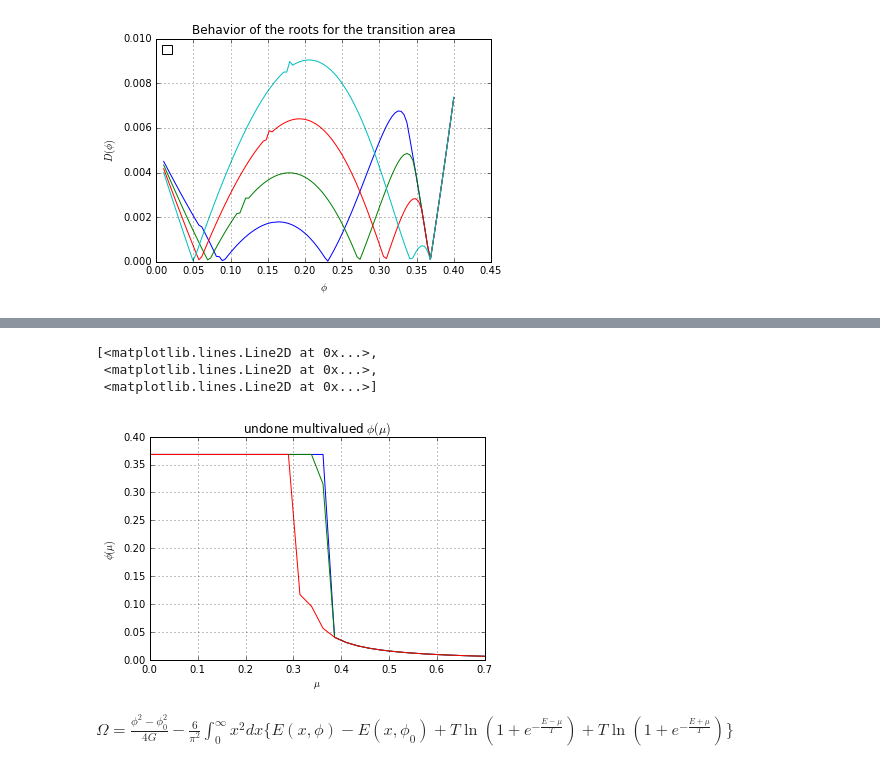
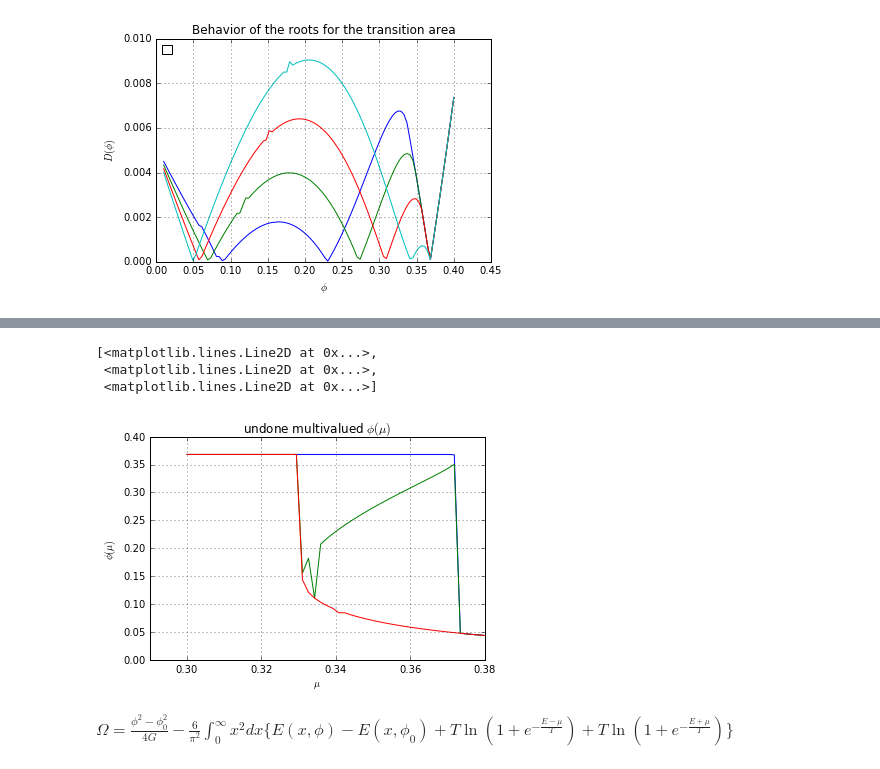
Before and after one commit to theor-mephi/quark-matter-bugrus, a Jupyter notebook: First_puzzle.ipynb, the cells around one changed output, grey strips where cells are left out. Cells and saved outputs as stored; diff of their text form; code cells hidden in the pictures.

```diff
--- a/First_puzzle.ipynb
+++ b/First_puzzle.ipynb
@@ -65,7 +65,7 @@ def D(phi,mu,T):
     N=(phi-N)*Theta(phi)
     return N
 # %%
-def Phi(mu,T):
+def Phi_old(mu,T):
     phi=[0,0,0]
     z1=optimize.root(D,0.5,args=(mu,T), tol=1e-15)
     if (z1.x[0]>0)and(abs(D(z1.x[0],mu,T))<1e-5):
@@ -76,7 +76,7 @@ def Phi(mu,T):
     else:
         phi[1]=phi[0]
     z3=optimize.root(D,0.001,args=(mu,T), tol=1e-15)
-    if (z3.x[0]>0):#and(abs(D(z3.x[0],mu,T))<1e-5):
+    if (z3.x[0]>0)and(abs(D(z3.x[0],mu,T))<1e-5):
         phi[2]=z3.x[0]
     else:
         phi[2]=phi[1]
@@ -130,15 +145,15 @@ Phi(0.46,0)
 # %%
-x_range=np.linspace(0,0.7,30)
+x_range=np.linspace(0.3,0.38,50)
 plt.xlabel('$\mu$')
 plt.ylabel('$\phi(\mu)$')
 plt.title('undone multivalued $\phi(\mu)$')
 plt.grid(True)
-plt.plot(x_range,[Phi(mu,0) for mu in x_range])
+plt.plot(x_range,[Phi_old(mu,0) for mu in x_range])
 # %% [output]
 [<matplotlib.lines.Line2D at 0x...>,
  <matplotlib.lines.Line2D at 0x...>,
  <matplotlib.lines.Line2D at 0x...>]
-[figure, old version]
+[figure, new version]
 # %% [markdown]
 $\Omega=\frac{\phi^2-\phi_0^2}{4G}-\frac6{\pi^2}\int_0^\infty x^2dx\{E(x,\phi)-E(x,\phi_0)+T\ln(1+e^{-\frac{E-\mu}T})+T\ln(1+e^{-\frac{E+\mu}T})\}$
 # %% [markdown]
```
Also changed, not shown: parts of 2 cells of this notebook.
